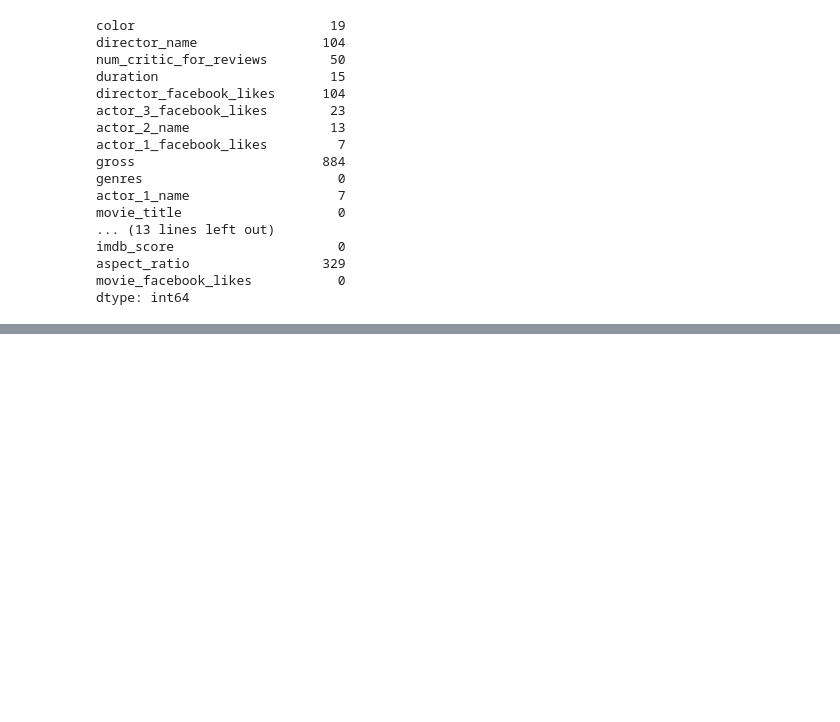
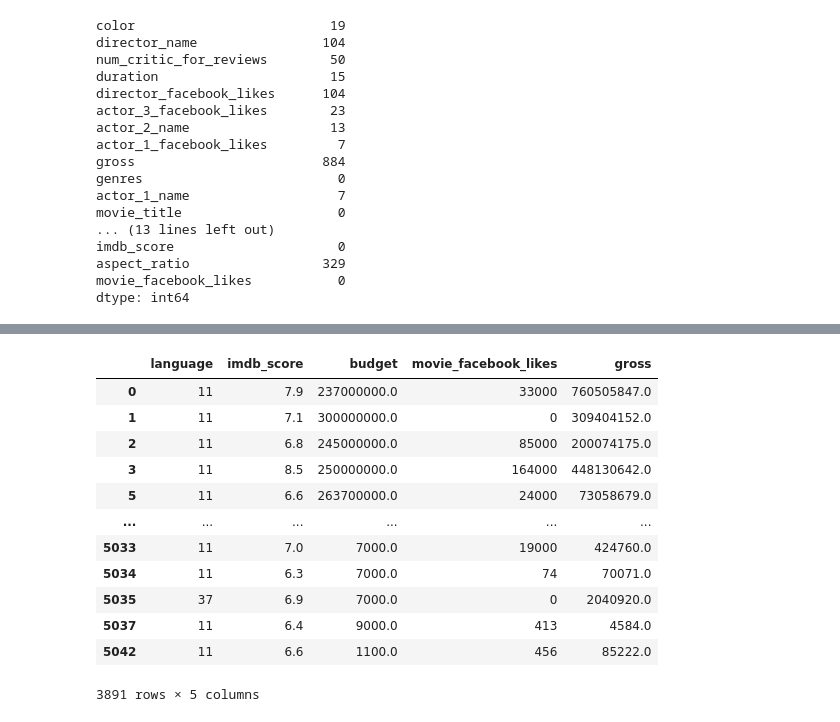
Before and after one commit to anitajn86/MOVIES, a Jupyter notebook: movies.ipynb, the cells around one changed output, grey strips where cells are left out. Cells and saved outputs as stored; diff of their text form; code cells hidden in the pictures; blank space fills up the shorter version.

```diff
--- a/movies.ipynb
+++ b/movies.ipynb
@@ -994,0 +1063,18 @@ meloMovies.head()
+# %%
+#training data 'gross column without null
+meloMovies_train=meloMovies.dropna()
+meloMovies_train
+# %% [output]
+|  | language | imdb_score | budget | movie_facebook_likes | gross |
+| 0 | 11 | 7.9 | 237000000.0 | 33000 | 760505847.0 |
+| 1 | 11 | 7.1 | 300000000.0 | 0 | 309404152.0 |
+| 2 | 11 | 6.8 | 245000000.0 | 85000 | 200074175.0 |
+| 3 | 11 | 8.5 | 250000000.0 | 164000 | 448130642.0 |
+| 5 | 11 | 6.6 | 263700000.0 | 24000 | 73058679.0 |
+| ... | ... | ... | ... | ... | ... |
+| 5033 | 11 | 7.0 | 7000.0 | 19000 | 424760.0 |
+| 5034 | 11 | 6.3 | 7000.0 | 74 | 70071.0 |
+| 5035 | 37 | 6.9 | 7000.0 | 0 | 2040920.0 |
+| 5037 | 11 | 6.4 | 9000.0 | 413 | 4584.0 |
+| 5042 | 11 | 6.6 | 1100.0 | 456 | 85222.0 |
+3891 rows × 5 columns
```
Also changed, not shown: parts of 16 cells of this notebook.
